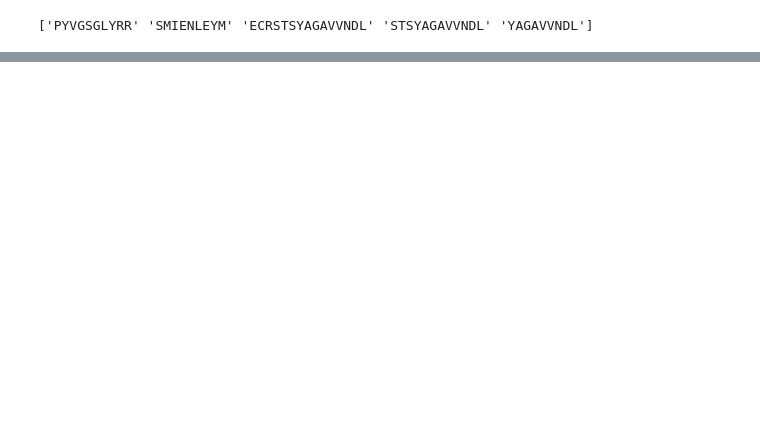
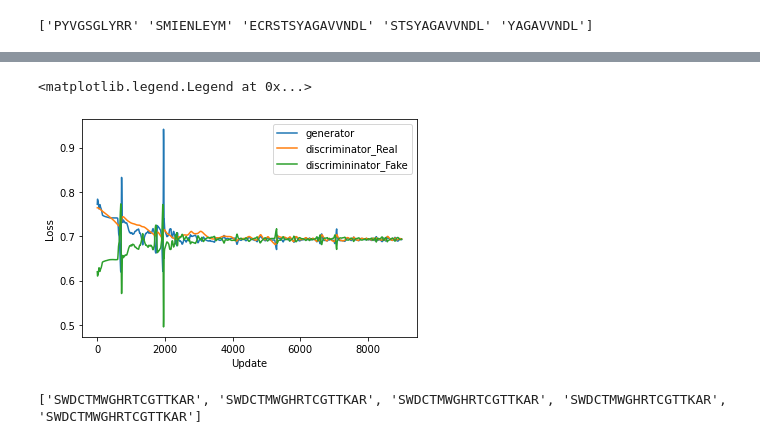
Before and after one commit to preetham-v/GameTheory2019, a Jupyter notebook: antiviral_GAN.ipynb, the cells around one changed output, grey strips where cells are left out. Saved outputs shown, nothing was run; the diff lists cells and outputs as text; code cells hidden in the pictures; blank space fills up the shorter version.

Commit message:
Changed Generator output and Architecture

```diff
--- a/antiviral_GAN.ipynb
+++ b/antiviral_GAN.ipynb
@@ -78,2 +57,13 @@ print(encoding)
+# %%
+def vector_to_sequence(vector):
+    seq = ''
+
+    for i in range(18):
+        arg = np.argmax(vector[i])
+        if arg == 20:
+          seq += 'X'
+        else:
+          seq += INDEX_TO_CHARACTER[arg]
+    return seq
 # %%
 class Generator(nn.Module):
@@ -129,9 +120,9 @@ class Discriminator(nn.Module):
             self.module_list.append(nn.Linear(last_layer, width))
             last_layer = width
             if index + 1 != len(layers):
+                self.module_list.append(nn.LeakyReLU())
+            else:
                 self.module_list.append(nn.Sigmoid())
-        else:
-            self.module_list.append(nn.Sigmoid())
 
     def forward(self, input_tensor):
         """Forward pass; map samples to confidence they are real [0, 1]."""
@@ -152,11 +143,12 @@ def data_function(batch_size, iteration):
 def noise_function(batch_size):
   input_array = []
   for j in range(batch_size):
-    a = np.zeros([18,21])
-    for i in range(18):
-      x = np.random.randint(21)
-      a[i][x] = 1
-    input_array.append(np.reshape(a,378))
+    # a = np.zeros([18,21])
+    # for i in range(18):
+    #   x = np.random.randint(21)
+    #   a[i][x] = 1
+    # input_array.append(np.reshape(a,378))
+    input_array.append(np.random.randn(1,20))
 
   return input_array
 # %%
@@ -348,6 +352,12 @@ if __name__ == "__main__":
 # %%
 import time
 start_time = time.time()
-simpleGAN(batch_size=100, epochs=1001, print_every = 100)
+
+generator = Generator(20)
+discriminator = Discriminator(378, [32, 16, 1])
+
+losses = simpleGAN(generator, discriminator,
+                   batch_size=2059, epochs=10001, print_every = 100)
+
 print("Program took", time.time() - start_time, "to run")
 # %% [output]
@@ -370,0 +381,32 @@ Program took 746.7926955223083 to run
+# %%
+loss_g = losses[0]
+loss_dreal = losses[1]
+loss_dfake = losses[2]
+plt.plot(loss_g[1000:], label = 'generator')
+plt.plot(loss_dreal[1000:], label ='discriminator_Real')
+plt.plot(loss_dfake[1000:], label = 'discrimininator_Fake')
+plt.xlabel('Update')
+plt.ylabel('Loss')
+plt.legend()
+# %% [output]
+<matplotlib.legend.Legend at 0x...>
+[figure, added]
+# %%
+noise = noise_function(5)
+noise_data = torch.tensor(noise).float()
+generated_data = generator(noise_data)
+
+generated_data = torch.reshape(generated_data, [5,18,21])
+
+generated_data = generated_data.detach().numpy()
+
+sequences = []
+
+for j in range(5):
+
+  sequence = np.reshape(generated_data[j], [18,21])
+  sequences.append(vector_to_sequence(sequence))
+
+print(sequences)
+# %% [output]
+['SWDCTMWGHRTCGTTKAR', 'SWDCTMWGHRTCGTTKAR', 'SWDCTMWGHRTCGTTKAR', 'SWDCTMWGHRTCGTTKAR', 'SWDCTMWGHRTCGTTKAR']
```
Also changed, not shown: parts of 5 cells of this notebook.
